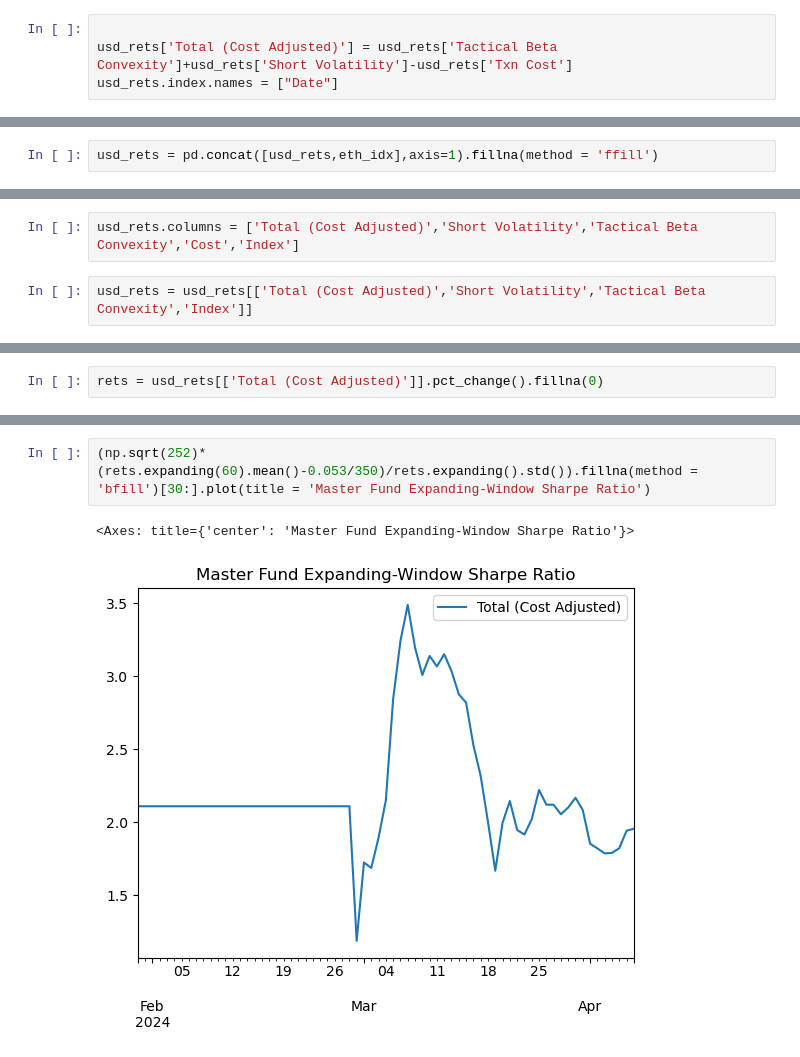
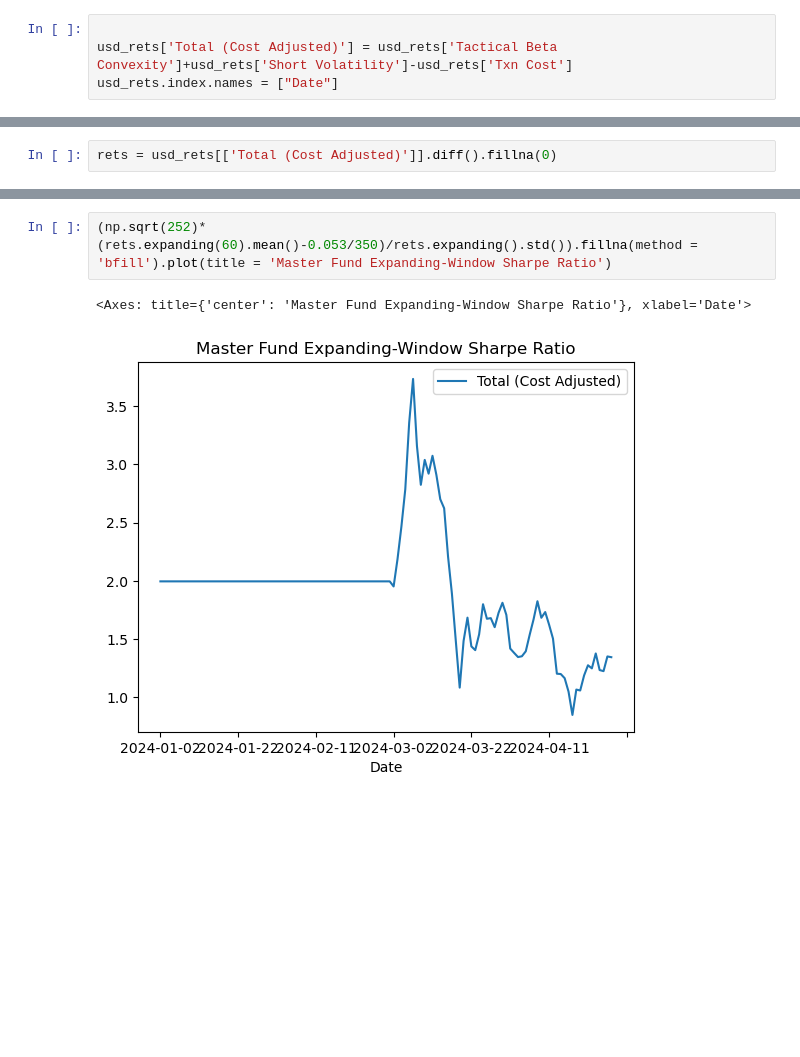
Before and after one commit to kmavyrle/QuantMasterFund, a Jupyter notebook: Crypto/TacticalBetaConvexity/test.ipynb, the cells around one changed output, grey strips where cells are left out. Cells and saved outputs as stored; diff of their text form; blank space fills up the shorter version.

```diff
--- a/Crypto/TacticalBetaConvexity/test.ipynb
+++ b/Crypto/TacticalBetaConvexity/test.ipynb
@@ -218,2 +238,0 @@ eth_idx.index = pd.to_datetime(eth_idx.index)
-# %%
-usd_rets = pd.concat([usd_rets,eth_idx],axis=1).fillna(method = 'ffill')
@@ -236,5 +239 @@ usd_rets
-# %%
-usd_rets.columns = ['Total (Cost Adjusted)','Short Volatility','Tactical Beta Convexity','Cost','Index']
-# %%
-usd_rets = usd_rets[['Total (Cost Adjusted)','Short Volatility','Tactical Beta Convexity','Index']]
 # %%
@@ -248,5 +247,5 @@ plot.get_figure().savefig(picpath)
 # %%
-rets = usd_rets[['Total (Cost Adjusted)']].pct_change().fillna(0)
+rets = usd_rets[['Total (Cost Adjusted)']].diff().fillna(0)
 # %%
 np.sqrt(252)* rets.mean()/rets.std()
 # %% [output]
@@ -254,6 +253,6 @@ Total (Cost Adjusted)    2.031393
 dtype: float64
 # %%
-(np.sqrt(252)* (rets.expanding(60).mean()-0.053/350)/rets.expanding().std()).fillna(method = 'bfill')[30:].plot(title = 'Master Fund Expanding-Window Sharpe Ratio')
+(np.sqrt(252)* (rets.expanding(60).mean()-0.053/350)/rets.expanding().std()).fillna(method = 'bfill').plot(title = 'Master Fund Expanding-Window Sharpe Ratio')
 # %% [output]
-<Axes: title={'center': 'Master Fund Expanding-Window Sharpe Ratio'}>
+<Axes: title={'center': 'Master Fund Expanding-Window Sharpe Ratio'}, xlabel='Date'>
-[figure, old version]
+[figure, new version]
```
Also changed, not shown: parts of 22 cells of this notebook, 4 other files.
